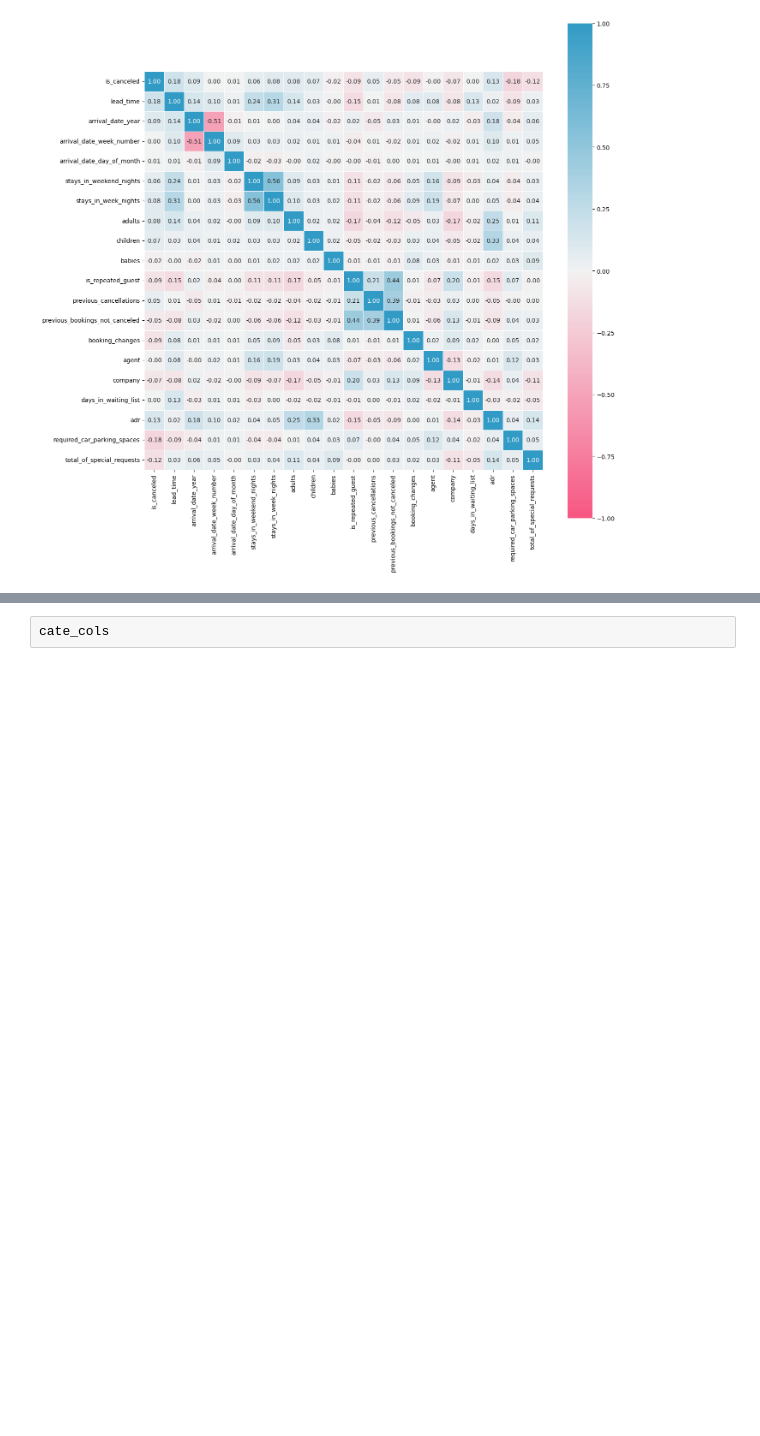
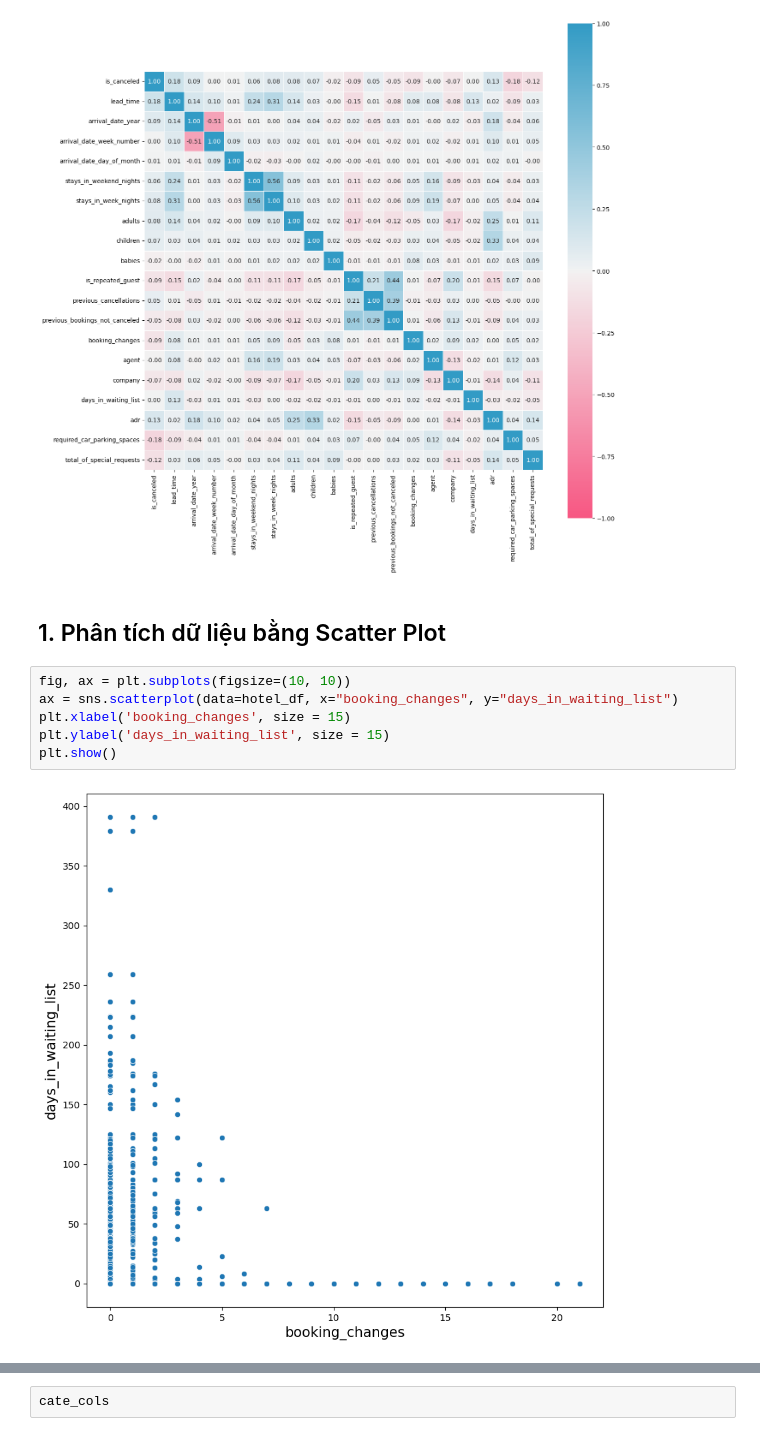
Before and after one commit to kolee1902/Data_Visualization_DoAnQuanHoa, a Jupyter notebook: Hotel_Booking.ipynb, the cells around one changed output, grey strips where cells are left out. Cells and saved outputs as stored; diff of their text form; blank space fills up the shorter version.

```diff
--- a/Hotel_Booking.ipynb
+++ b/Hotel_Booking.ipynb
@@ -293,3 +293,13 @@ cmap = sns.diverging_palette(0, 230, 90, 60, as_cmap=True)
 ax = sns.heatmap(hotel_df[numeric_cols].corr(), annot=True, fmt=".2f", linewidths=.5, square = True, cmap=cmap, vmin=-1, vmax=1)
 # %% [output]
 [figure]
+# %% [markdown]
+## 1. Phân tích dữ liệu bằng Scatter Plot
+# %%
+fig, ax = plt.subplots(figsize=(10, 10))
+ax = sns.scatterplot(data=hotel_df, x="booking_changes", y="days_in_waiting_list")
+plt.xlabel('booking_changes', size = 15)
+plt.ylabel('days_in_waiting_list', size = 15)
+plt.show()
+# %% [output]
+[figure, added]
```
Also changed, not shown: parts of 10 cells of this notebook.
